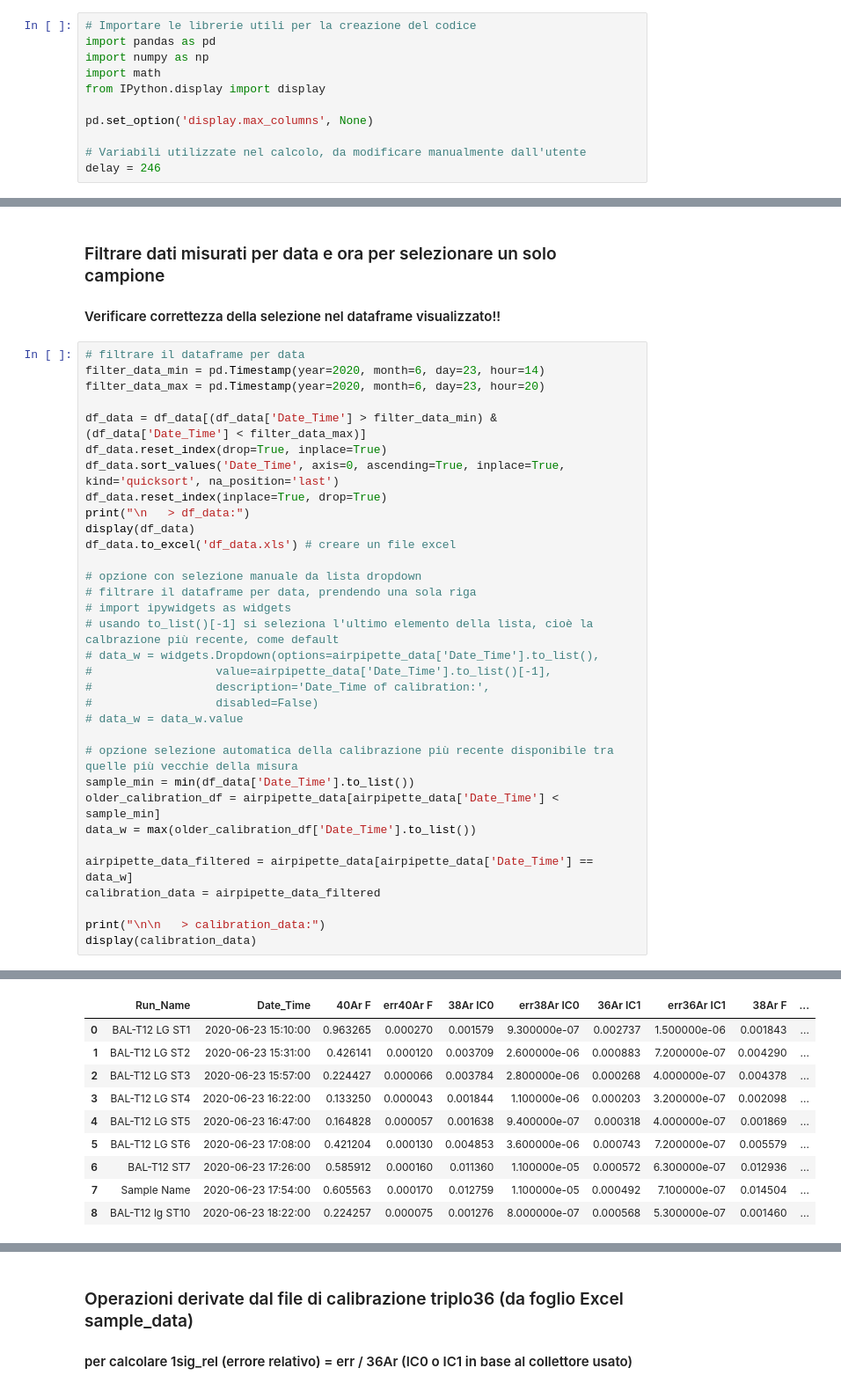
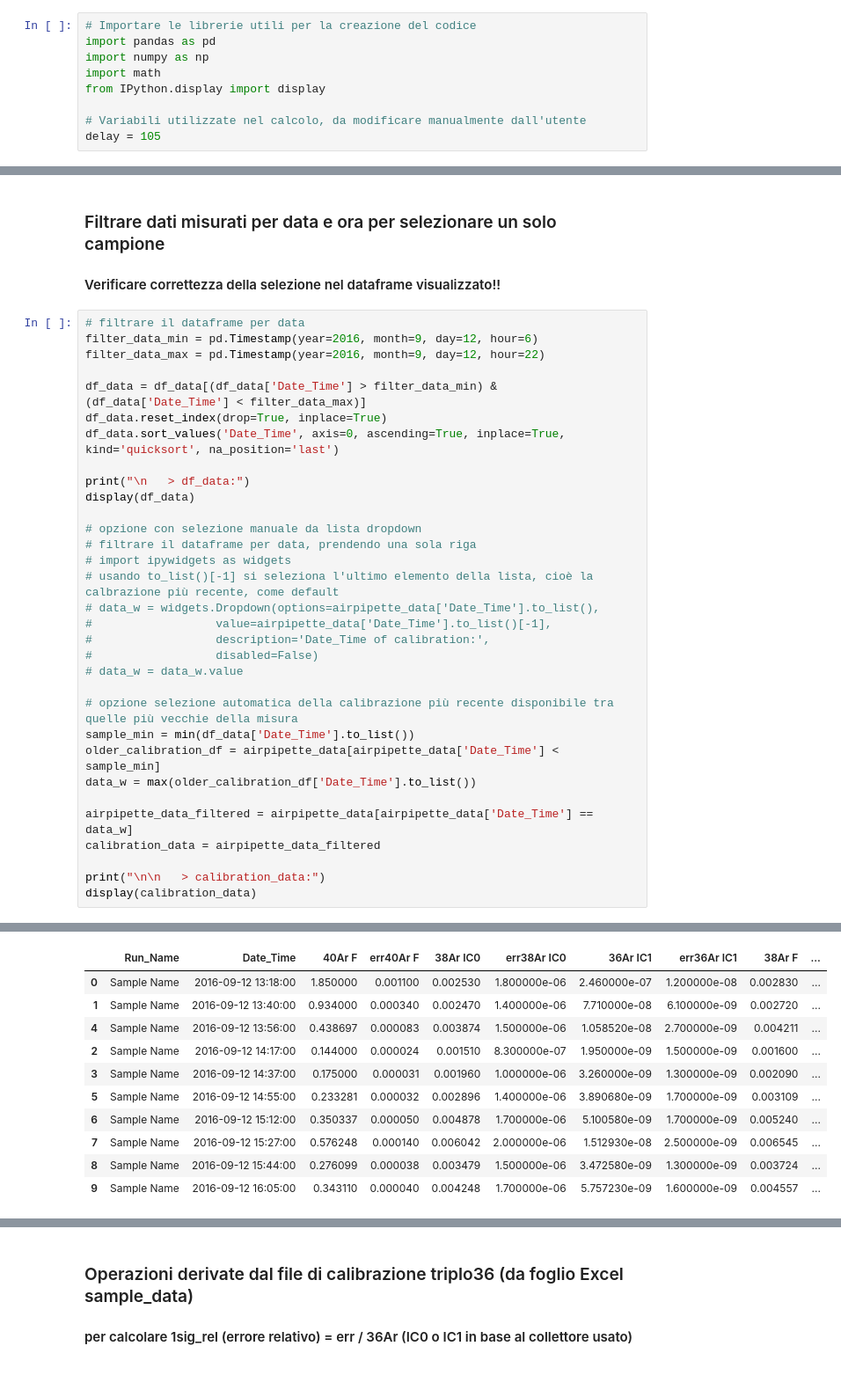
Before and after one commit to gecos-lab/PyCalcolAr, a Jupyter notebook: notebooks/PyCalcolAr_working.ipynb, the cells around one changed output, grey strips where cells are left out. Shown at 88% size. Saved outputs shown, nothing was run; the diff lists cells and outputs as text.

```diff
--- a/notebooks/PyCalcolAr_working.ipynb
+++ b/notebooks/PyCalcolAr_working.ipynb
@@ -8,10 +8,8 @@ import numpy as np
 import math
 from IPython.display import display
 
-pd.set_option('display.max_columns', None)
-
 # Variabili utilizzate nel calcolo, da modificare manualmente dall'utente
-delay = 246
+delay = 105
 # %% [markdown]
 ### Importazione files
 ### > file triplo36 (file di calibrazione dell'aria)
@@ -161,48 +158,48 @@ display(df_data)
 #### Verificare correttezza della selezione nel dataframe visualizzato!!
 # %%
 # filtrare il dataframe per data
-filter_data_min = pd.Timestamp(year=2020, month=6, day=23, hour=14)
-filter_data_max = pd.Timestamp(year=2020, month=6, day=23, hour=20)
+filter_data_min = pd.Timestamp(year=2016, month=9, day=12, hour=6)
+filter_data_max = pd.Timestamp(year=2016, month=9, day=12, hour=22)
 
 df_data = df_data[(df_data['Date_Time'] > filter_data_min) & (df_data['Date_Time'] < filter_data_max)]
 df_data.reset_index(drop=True, inplace=True)
 df_data.sort_values('Date_Time', axis=0, ascending=True, inplace=True, kind='quicksort', na_position='last')
-df_data.reset_index(inplace=True, drop=True)
+
 print("\n   > df_data:")
 display(df_data)
-df_data.to_excel('df_data.xls') # creare un file excel
 
 # opzione con selezione manuale da lista dropdown
 # filtrare il dataframe per data, prendendo una sola riga
 # import ipywidgets as widgets
 # usando to_list()[-1] si seleziona l'ultimo elemento della lista, cioè la calbrazione più recente, come default
 # data_w = widgets.Dropdown(options=airpipette_data['Date_Time'].to_list(),
 #                  value=airpipette_data['Date_Time'].to_list()[-1],
 #                  description='Date_Time of calibration:',
 #                  disabled=False)
 # data_w = data_w.value
 
 # opzione selezione automatica della calibrazione più recente disponibile tra quelle più vecchie della misura
 sample_min = min(df_data['Date_Time'].to_list())
 older_calibration_df = airpipette_data[airpipette_data['Date_Time'] < sample_min]
 data_w = max(older_calibration_df['Date_Time'].to_list())
 
 airpipette_data_filtered = airpipette_data[airpipette_data['Date_Time'] == data_w]
 calibration_data = airpipette_data_filtered
 
 print("\n\n   > calibration_data:")
 display(calibration_data)
 # %% [output]
    > df_data:
 |  | Run_Name | Date_Time | 40Ar F | err40Ar F | 38Ar IC0 | err38Ar IC0 | 36Ar IC1 | err36Ar IC1 | 38Ar F | ... |
-| 0 | BAL-T12 LG ST1 | 2020-06-23 15:10:00 | 0.963265 | 0.000270 | 0.001579 | 9.300000e-07 | 0.002737 | 1.500000e-06 | 0.001843 | ... |
-| 1 | BAL-T12 LG ST2 | 2020-06-23 15:31:00 | 0.426141 | 0.000120 | 0.003709 | 2.600000e-06 | 0.000883 | 7.200000e-07 | 0.004290 | ... |
-| 2 | BAL-T12 LG ST3 | 2020-06-23 15:57:00 | 0.224427 | 0.000066 | 0.003784 | 2.800000e-06 | 0.000268 | 4.000000e-07 | 0.004378 | ... |
-| 3 | BAL-T12 LG ST4 | 2020-06-23 16:22:00 | 0.133250 | 0.000043 | 0.001844 | 1.100000e-06 | 0.000203 | 3.200000e-07 | 0.002098 | ... |
-| 4 | BAL-T12 LG ST5 | 2020-06-23 16:47:00 | 0.164828 | 0.000057 | 0.001638 | 9.400000e-07 | 0.000318 | 4.000000e-07 | 0.001869 | ... |
-| 5 | BAL-T12 LG ST6 | 2020-06-23 17:08:00 | 0.421204 | 0.000130 | 0.004853 | 3.600000e-06 | 0.000743 | 7.200000e-07 | 0.005579 | ... |
-| 6 | BAL-T12 ST7 | 2020-06-23 17:26:00 | 0.585912 | 0.000160 | 0.011360 | 1.100000e-05 | 0.000572 | 6.300000e-07 | 0.012936 | ... |
-| 7 | Sample Name | 2020-06-23 17:54:00 | 0.605563 | 0.000170 | 0.012759 | 1.100000e-05 | 0.000492 | 7.100000e-07 | 0.014504 | ... |
-| 8 | BAL-T12 lg ST10 | 2020-06-23 18:22:00 | 0.224257 | 0.000075 | 0.001276 | 8.000000e-07 | 0.000568 | 5.300000e-07 | 0.001460 | ... |
+| 0 | Sample Name | 2016-09-12 13:18:00 | 1.850000 | 0.001100 | 0.002530 | 1.800000e-06 | 2.460000e-07 | 1.200000e-08 | 0.002830 | ... |
+| 1 | Sample Name | 2016-09-12 13:40:00 | 0.934000 | 0.000340 | 0.002470 | 1.400000e-06 | 7.710000e-08 | 6.100000e-09 | 0.002720 | ... |
+| 4 | Sample Name | 2016-09-12 13:56:00 | 0.438697 | 0.000083 | 0.003874 | 1.500000e-06 | 1.058520e-08 | 2.700000e-09 | 0.004211 | ... |
+| 2 | Sample Name | 2016-09-12 14:17:00 | 0.144000 | 0.000024 | 0.001510 | 8.300000e-07 | 1.950000e-09 | 1.500000e-09 | 0.001600 | ... |
+| 3 | Sample Name | 2016-09-12 14:37:00 | 0.175000 | 0.000031 | 0.001960 | 1.000000e-06 | 3.260000e-09 | 1.300000e-09 | 0.002090 | ... |
+| 5 | Sample Name | 2016-09-12 14:55:00 | 0.233281 | 0.000032 | 0.002896 | 1.400000e-06 | 3.890680e-09 | 1.700000e-09 | 0.003109 | ... |
+| 6 | Sample Name | 2016-09-12 15:12:00 | 0.350337 | 0.000050 | 0.004878 | 1.700000e-06 | 5.100580e-09 | 1.700000e-09 | 0.005240 | ... |
+| 7 | Sample Name | 2016-09-12 15:27:00 | 0.576248 | 0.000140 | 0.006042 | 2.000000e-06 | 1.512930e-08 | 2.500000e-09 | 0.006545 | ... |
+| 8 | Sample Name | 2016-09-12 15:44:00 | 0.276099 | 0.000038 | 0.003479 | 1.500000e-06 | 3.472580e-09 | 1.300000e-09 | 0.003724 | ... |
+| 9 | Sample Name | 2016-09-12 16:05:00 | 0.343110 | 0.000040 | 0.004248 | 1.700000e-06 | 5.757230e-09 | 1.600000e-09 | 0.004557 | ... |
    > calibration_data:
 |  | Run_Name | Date_Time | 40F | err 40F | 38IC0 | err 38IC0 | 36IC1 | err 36IC1 | 36IC0 | err 36IC0 | ... |
```
Also changed, not shown: parts of 111 cells of this notebook, 2 other files.
